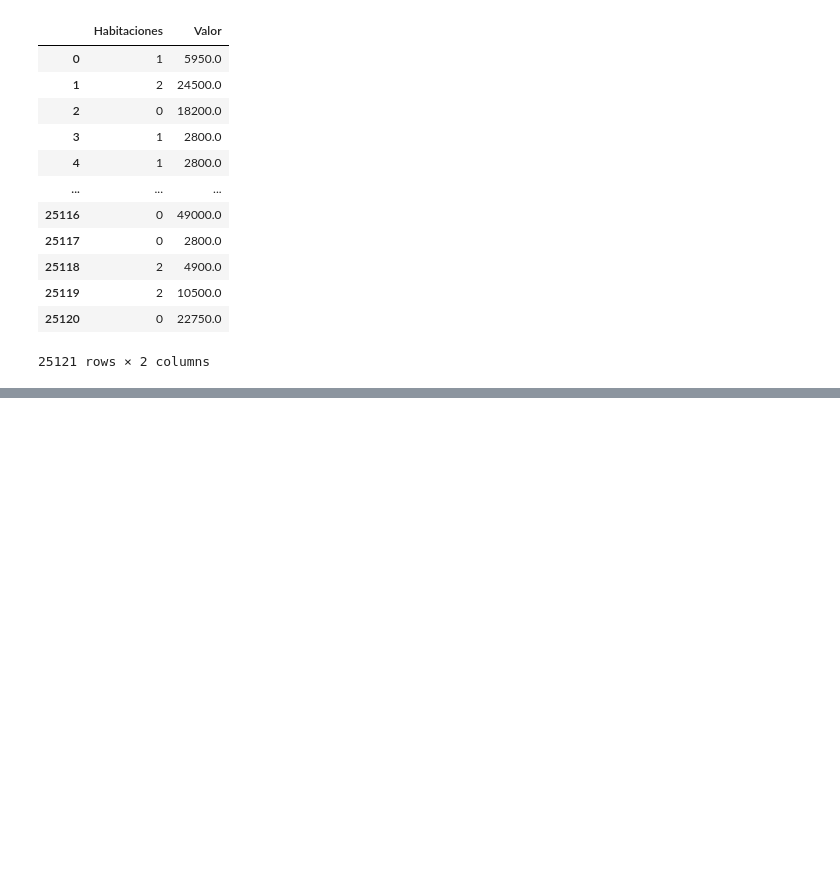
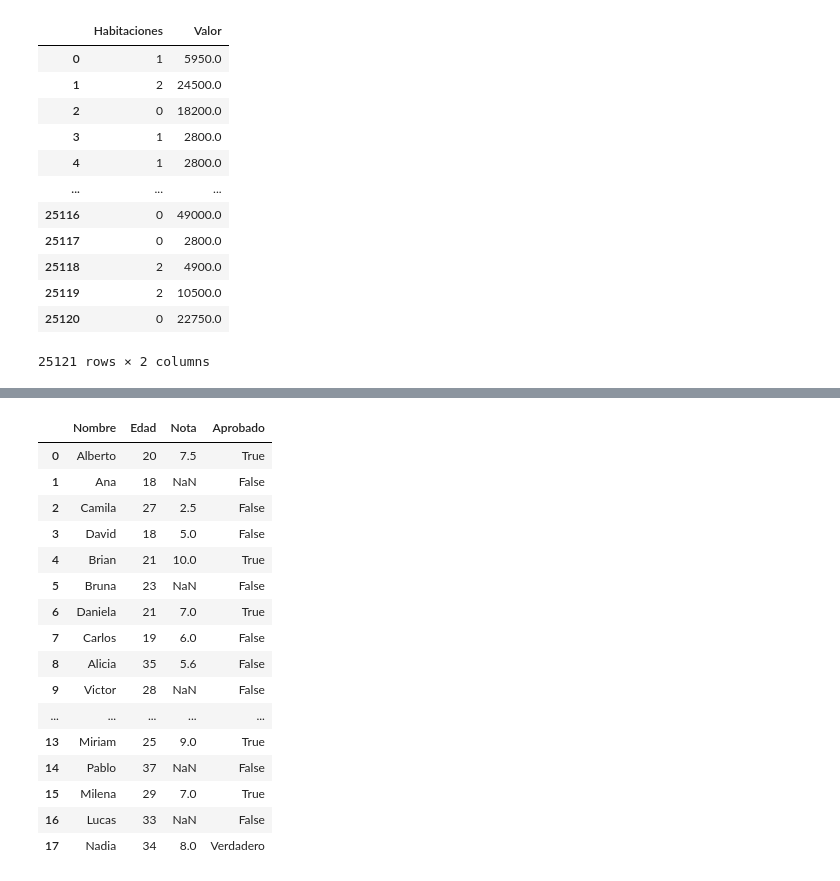
Before and after one commit to dyaccu/Pandas-conociendo-la-biblioteca, a Jupyter notebook: inmuebles_cdmx.ipynb, the cells around one changed output, grey strips where cells are left out. Saved outputs shown, nothing was run; the diff lists cells and outputs as text; code cells hidden in the pictures; blank space fills up the shorter version.

```diff
--- a/inmuebles_cdmx.ipynb
+++ b/inmuebles_cdmx.ipynb
@@ -180,0 +196,25 @@ datos[['Habitaciones','Valor']]
+# %%
+import pandas as pd
+
+url2 = 'https://gist.githubusercontent.com/ahcamachod/807a2c1cf6c19108b2b701ea1791ab45/raw/fb84f8b2d8917a89de26679eccdbc8f9c1d2e933/alumnos.csv'
+
+datos2 = pd.read_csv(url2)
+datos2
+# %% [output]
+|  | Nombre | Edad | Nota | Aprobado |
+| 0 | Alberto | 20 | 7.5 | True |
+| 1 | Ana | 18 | NaN | False |
+| 2 | Camila | 27 | 2.5 | False |
+| 3 | David | 18 | 5.0 | False |
+| 4 | Brian | 21 | 10.0 | True |
+| 5 | Bruna | 23 | NaN | False |
+| 6 | Daniela | 21 | 7.0 | True |
+| 7 | Carlos | 19 | 6.0 | False |
+| 8 | Alicia | 35 | 5.6 | False |
+| 9 | Victor | 28 | NaN | False |
+| ... | ... | ... | ... | ... |
+| 13 | Miriam | 25 | 9.0 | True |
+| 14 | Pablo | 37 | NaN | False |
+| 15 | Milena | 29 | 7.0 | True |
+| 16 | Lucas | 33 | NaN | False |
+| 17 | Nadia | 34 | 8.0 | Verdadero |
```
Also changed, not shown: parts of 13 cells of this notebook.
